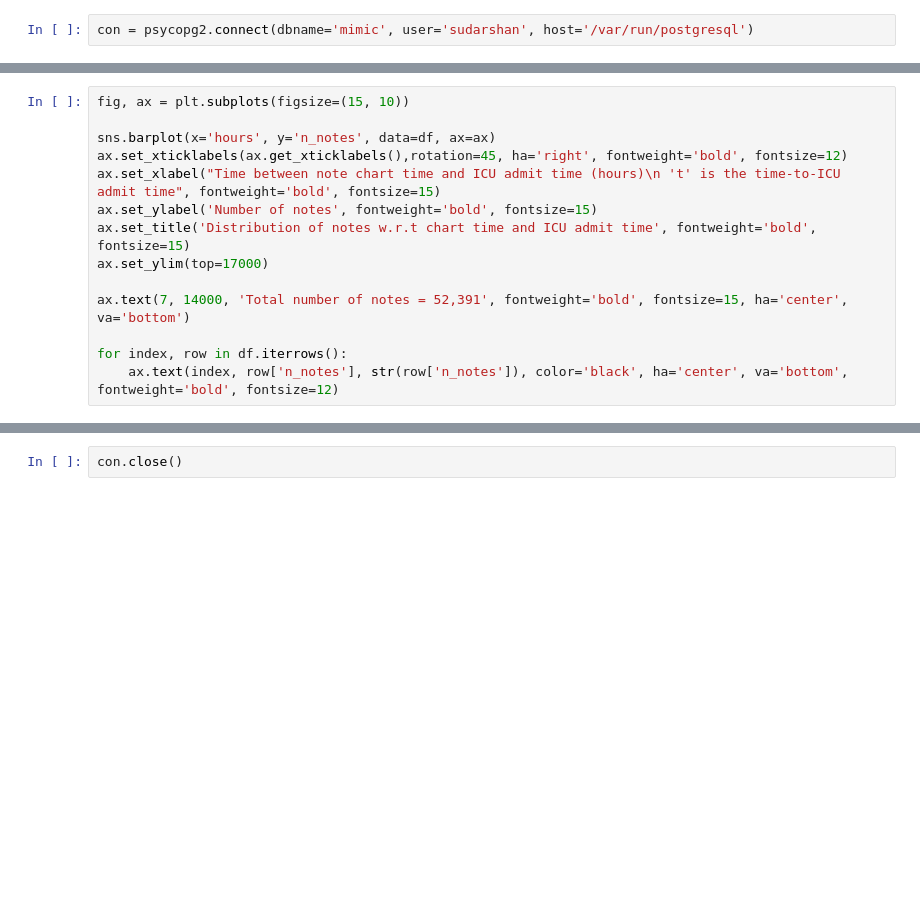
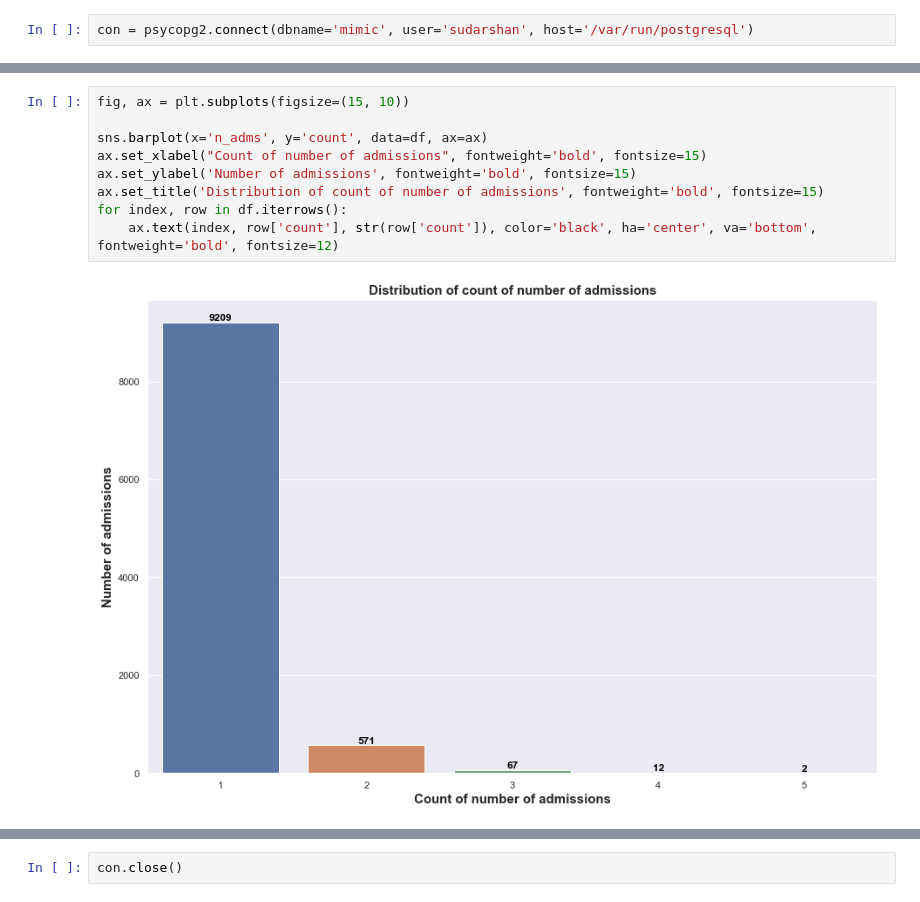
Before and after one commit to sudarshan85/mimic_extraction, a Jupyter notebook: data_stats.ipynb, the cells around one changed output, grey strips where cells are left out. Drawn from its saved outputs; the diff is of its cells as text; blank space fills up the shorter version.

```diff
--- a/data_stats.ipynb
+++ b/data_stats.ipynb
@@ -25,17 +45,3 @@ df
-# %%
-fig, ax = plt.subplots(figsize=(15, 10))
-
-sns.barplot(x='hours', y='n_notes', data=df, ax=ax)
-ax.set_xticklabels(ax.get_xticklabels(),rotation=45, ha='right', fontweight='bold', fontsize=12)
-ax.set_xlabel("Time between note chart time and ICU admit time (hours)\n 't' is the time-to-ICU admit time", fontweight='bold', fontsize=15)
-ax.set_ylabel('Number of notes', fontweight='bold', fontsize=15)
-ax.set_title('Distribution of notes w.r.t chart time and ICU admit time', fontweight='bold', fontsize=15)
-ax.set_ylim(top=17000)
-
-ax.text(7, 14000, 'Total number of notes = 52,391', fontweight='bold', fontsize=15, ha='center', va='bottom')
-
-for index, row in df.iterrows():
-    ax.text(index, row['n_notes'], str(row['n_notes']), color='black', ha='center', va='bottom', fontweight='bold', fontsize=12)
 # %%
 query = """
 select hadm_id, count(*) as n_notes from data group by hadm_id order by hadm_id;
@@ -88,0 +126,11 @@ for index, row in df.iterrows():
+# %%
+fig, ax = plt.subplots(figsize=(15, 10))
+
+sns.barplot(x='n_adms', y='count', data=df, ax=ax)
+ax.set_xlabel("Count of number of admissions", fontweight='bold', fontsize=15)
+ax.set_ylabel('Number of admissions', fontweight='bold', fontsize=15)
+ax.set_title('Distribution of count of number of admissions', fontweight='bold', fontsize=15)
+for index, row in df.iterrows():
+    ax.text(index, row['count'], str(row['count']), color='black', ha='center', va='bottom', fontweight='bold', fontsize=12)
+# %% [output]
+[figure, added]
```
Also changed, not shown: parts of 11 cells of this notebook.
